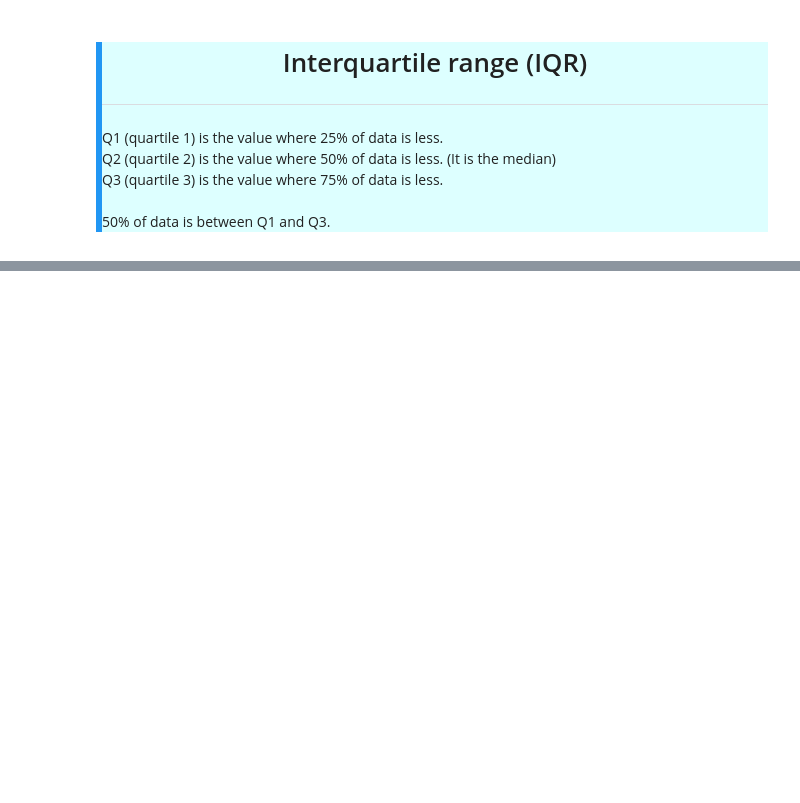
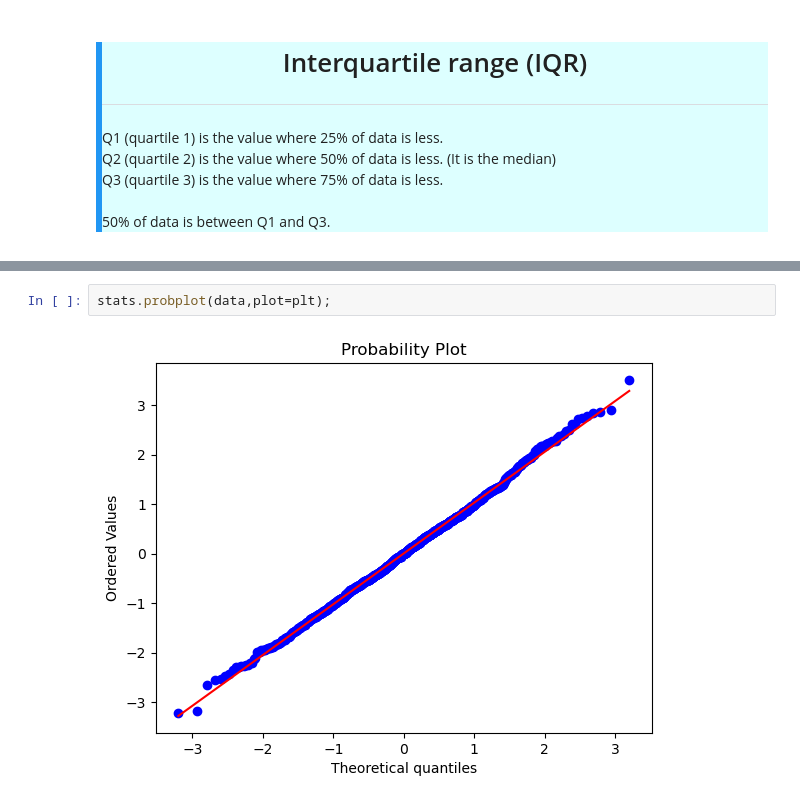
Before and after one commit to szalai-istvan/python-machine-learning, a Jupyter notebook: 03_statistics-and-machine-learning/03_descriptive-statistics/descriptive-statistics.ipynb, the cells around one changed output, grey strips where cells are left out. Saved outputs shown, nothing was run; the diff lists cells and outputs as text; blank space fills up the shorter version.

```diff
--- a/03_statistics-and-machine-learning/03_descriptive-statistics/descriptive-statistics.ipynb
+++ b/03_statistics-and-machine-learning/03_descriptive-statistics/descriptive-statistics.ipynb
@@ -400,0 +446,4 @@ Stats module calculated iqRange:  1.3173027594785485
+# %%
+stats.probplot(data,plot=plt);
+# %% [output]
+[figure, added]
```
Also changed, not shown: parts of 17 cells of this notebook.
